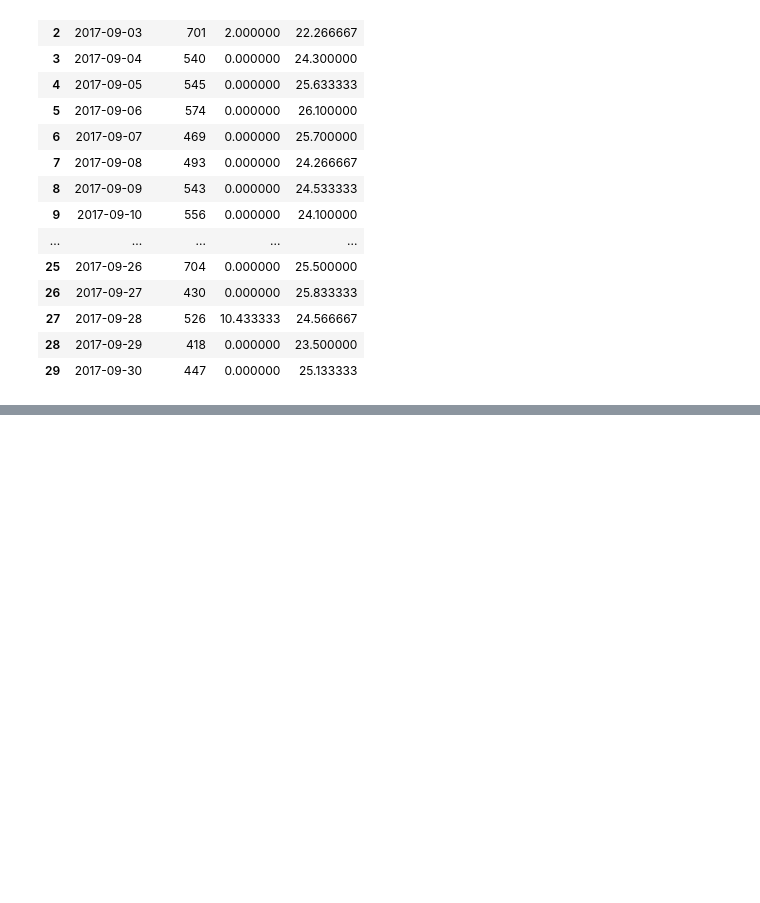
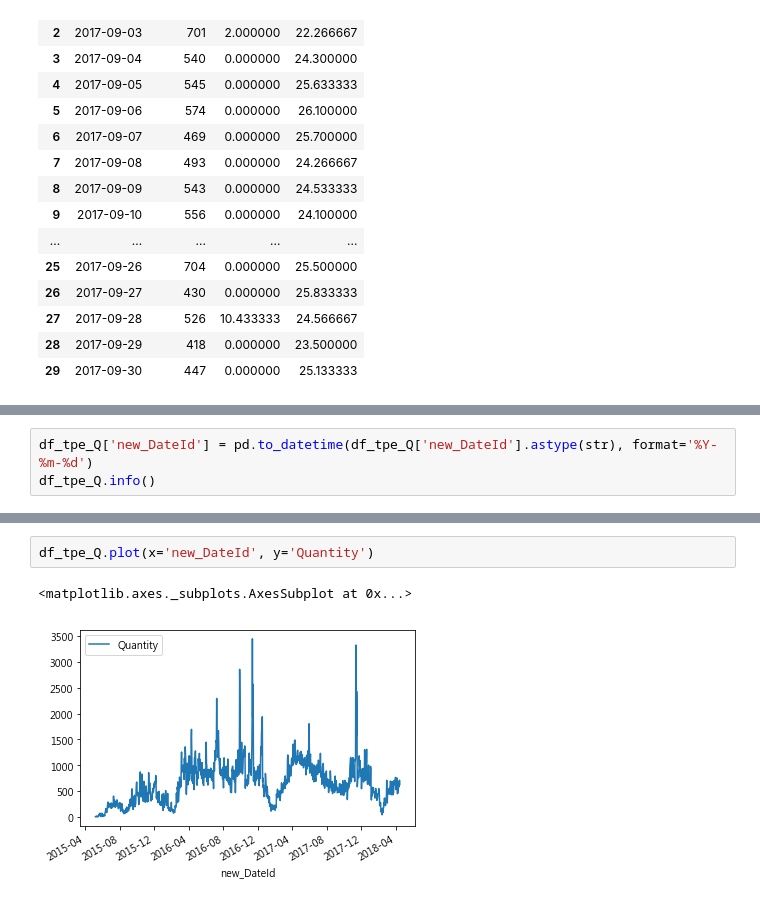
Before and after one commit to YangChunKai/NTUCSX2018, a Jupyter notebook: week2/Orders_Climate.ipynb, the cells around one changed output, grey strips where cells are left out. Drawn from its saved outputs; the diff is of its cells as text; blank space fills up the shorter version.

```diff
--- a/week2/Orders_Climate.ipynb
+++ b/week2/Orders_Climate.ipynb
@@ -492,0 +462,3 @@ See the caveats in the documentation: http://pandas.pydata.org/pandas-docs/stabl
+# %%
+df_tpe_Q['new_DateId'] = pd.to_datetime(df_tpe_Q['new_DateId'].astype(str), format='%Y-%m-%d')
+df_tpe_Q.info()
@@ -492,0 +475,5 @@ See the caveats in the documentation: http://pandas.pydata.org/pandas-docs/stabl
+# %%
+df_tpe_Q.plot(x='new_DateId', y='Quantity')
+# %% [output]
+<matplotlib.axes._subplots.AxesSubplot at 0x...>
+[figure, added]
```
Also changed, not shown: parts of 5 cells of this notebook.
